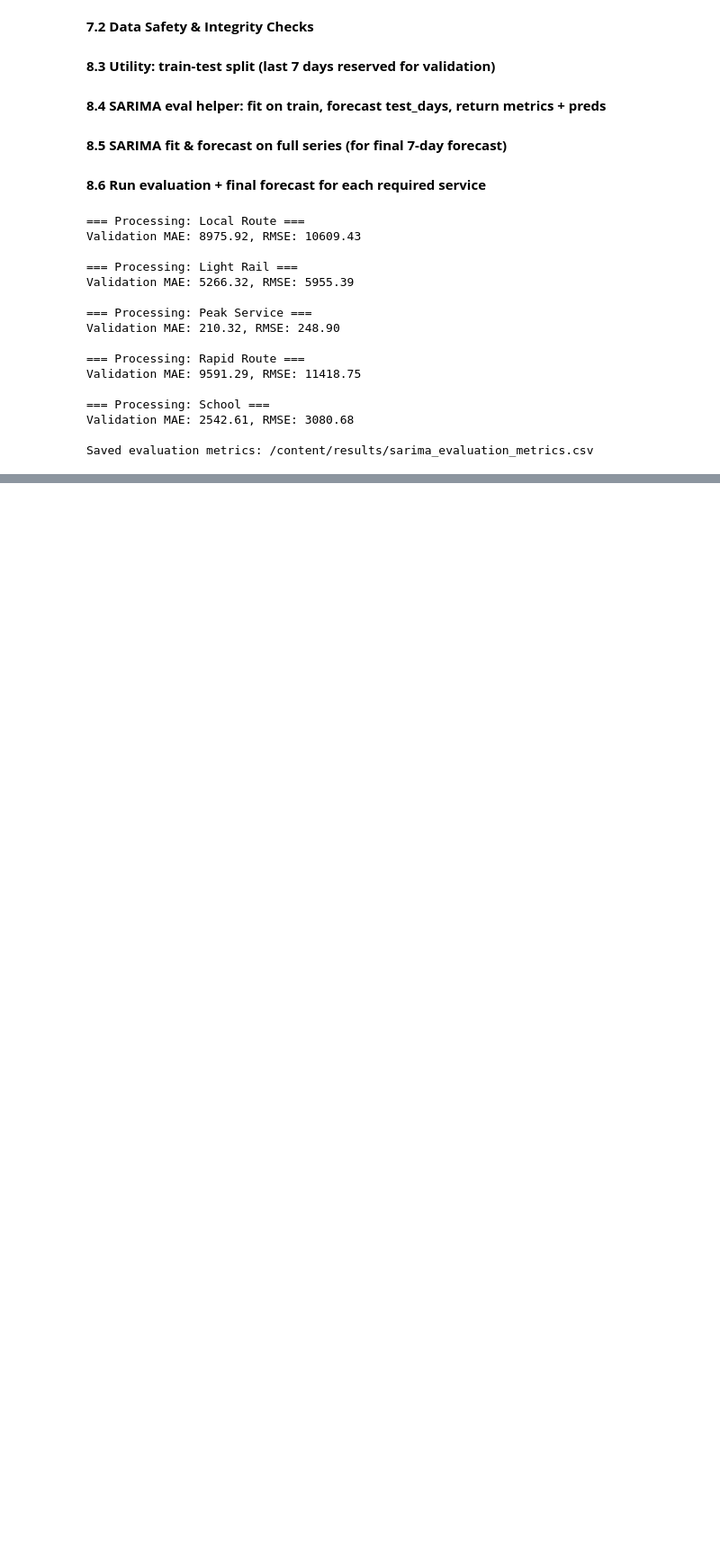
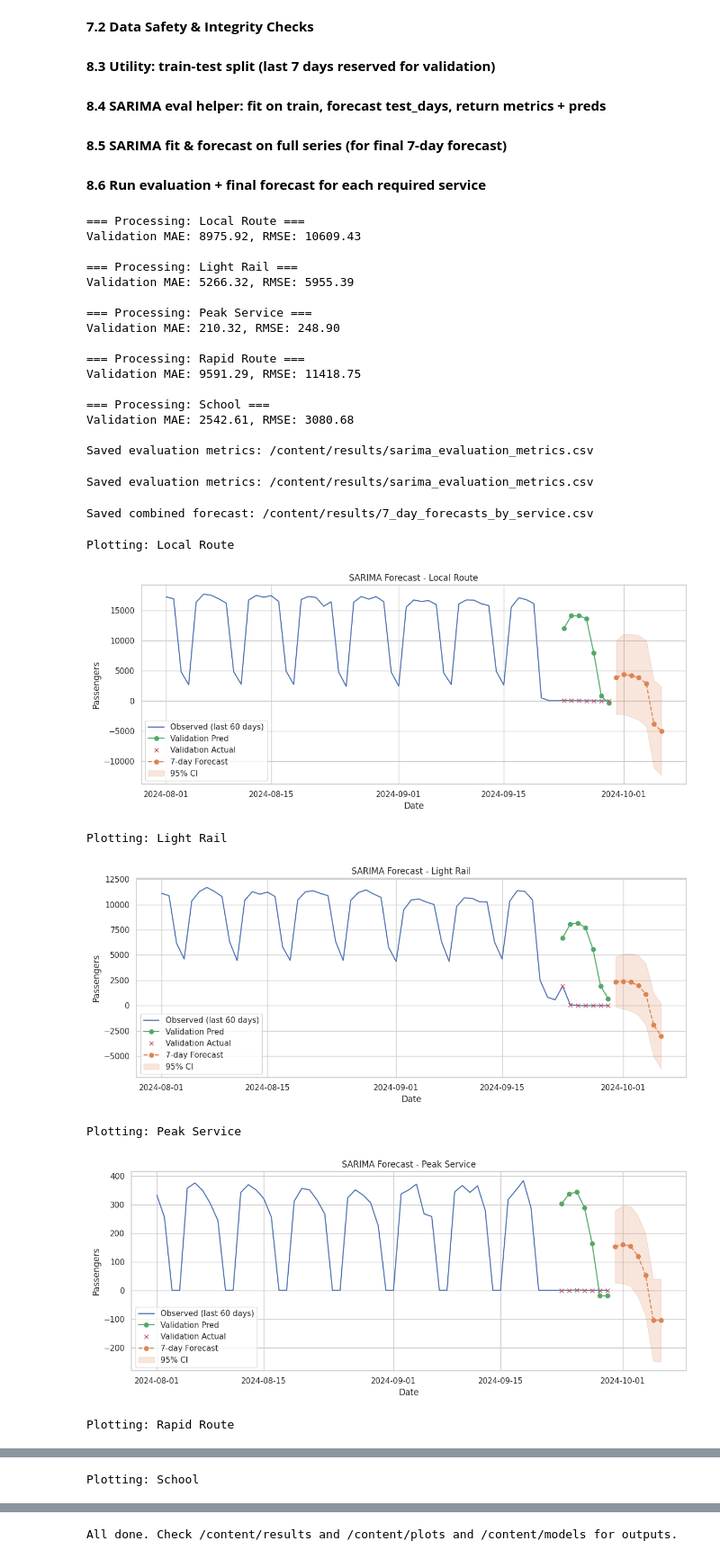
Before and after one commit to dhanushkumarms/kovaico_dhanushkumar, a Jupyter notebook: kovaico_dhanushkumar.ipynb, the cells around one changed output, grey strips where cells are left out. Shown at 90% size. Saved outputs shown, nothing was run; the diff lists cells and outputs as text; code cells hidden in the pictures; blank space fills up the shorter version.

```diff
--- a/kovaico_dhanushkumar.ipynb
+++ b/kovaico_dhanushkumar.ipynb
@@ -417,3 +417,80 @@ Validation MAE: 9591.29, RMSE: 11418.75
 Validation MAE: 2542.61, RMSE: 3080.68
 
 Saved evaluation metrics: /content/results/sarima_evaluation_metrics.csv
+# %%
+# 7.5 Save evaluation metrics to CSV
+metrics_list = []
+for s in services_to_forecast:
+    entry = eval_results.get(s, {'success': False})
+    if entry.get('success', False):
+        metrics_list.append({'service': s, 'mae': entry['mae'], 'rmse': entry['rmse']})
+    else:
+        metrics_list.append({'service': s, 'mae': np.nan, 'rmse': np.nan})
+metrics_df = pd.DataFrame(metrics_list)
+metrics_df.to_csv('/content/results/sarima_evaluation_metrics.csv', index=False)
+print("\nSaved evaluation metrics: /content/results/sarima_evaluation_metrics.csv")
+# %% [output]
+Saved evaluation metrics: /content/results/sarima_evaluation_metrics.csv
+# %%
+# 7.6 Combine and save 7-day forecasts to CSV (columns = services, index = dates)
+combined_index = None
+for s, v in final_forecasts.items():
+    if v.get('success', False):
+        combined_index = v['forecast'].index
+        break
+
+if combined_index is not None:
+    combined_fc = pd.DataFrame(index=combined_index)
+    for s, v in final_forecasts.items():
+        if v.get('success', False):
+            combined_fc[s] = v['forecast'].values
+        else:
+            combined_fc[s] = np.nan
+    combined_fc.index.name = 'Date'
+    combined_fc.to_csv('/content/results/7_day_forecasts_by_service.csv')
+    print("Saved combined forecast: /content/results/7_day_forecasts_by_service.csv")
+else:
+    print("No successful forecasts to save.")
+# %% [output]
+Saved combined forecast: /content/results/7_day_forecasts_by_service.csv
+# %%
+# 7.7 Plot results: last 60 days + validation preds + 7-day forecast + CI
+for s in services_to_forecast:
+    print(f"Plotting: {s}")
+    plt.figure(figsize=(12,5))
+    series = df[s].astype(float)
+    # last 60 days observed
+    series_tail = series.tail(60)
+    plt.plot(series_tail.index, series_tail.values, label='Observed (last 60 days)', color='C0')
+    # Validation prediction (if present)
+    eval_entry = eval_results.get(s, {})
+    if eval_entry.get('success', False):
+        # we need the pred stored earlier (re-run sarima_eval to pull pred if not retained)
+        # Let's run sarima_eval again to extract pred & test for plotting convenience
+        check = sarima_eval(series, order=default_order, seasonal_order=default_seasonal, test_days=7)
+        if check.get('success', False):
+            plt.plot(check['pred'].index, check['pred'].values, marker='o', label='Validation Pred', color='C2')
+            plt.plot(check['test'].index, check['test'].values, 'x', label='Validation Actual', color='C3')
+    # Forecast (final)
+    fc = final_forecasts.get(s, {})
+    if fc.get('success', False):
+        plt.plot(fc['forecast'].index, fc['forecast'].values, '--o', label='7-day Forecast', color='C1')
+        # plot CI
+        plt.fill_between(fc['forecast'].index, fc['ci_lower'].values, fc['ci_upper'].values, color='C1', alpha=0.2, label='95% CI')
+    plt.title(f"SARIMA Forecast - {s}")
+    plt.xlabel("Date")
+    plt.ylabel("Passengers")
+    plt.legend()
+    plt.tight_layout()
+    plt.savefig(f"/content/plots/forecast_{s.replace(' ','_')}.png", dpi=150)
+    plt.show()
+
+print("\nAll done. Check /content/results and /content/plots and /content/models for outputs.")
+# %% [output]
+Plotting: Local Route
+[figure, added]
+Plotting: Light Rail
+[figure, added]
+Plotting: Peak Service
+[figure, added]
+Plotting: Rapid Route
@@ -419,0 +498 @@ Saved evaluation metrics: /content/results/sarima_evaluation_metrics.csv
+Plotting: School
@@ -419,0 +500 @@ Saved evaluation metrics: /content/results/sarima_evaluation_metrics.csv
+All done. Check /content/results and /content/plots and /content/models for outputs.
```
Also changed, not shown: parts of 3 cells of this notebook.
